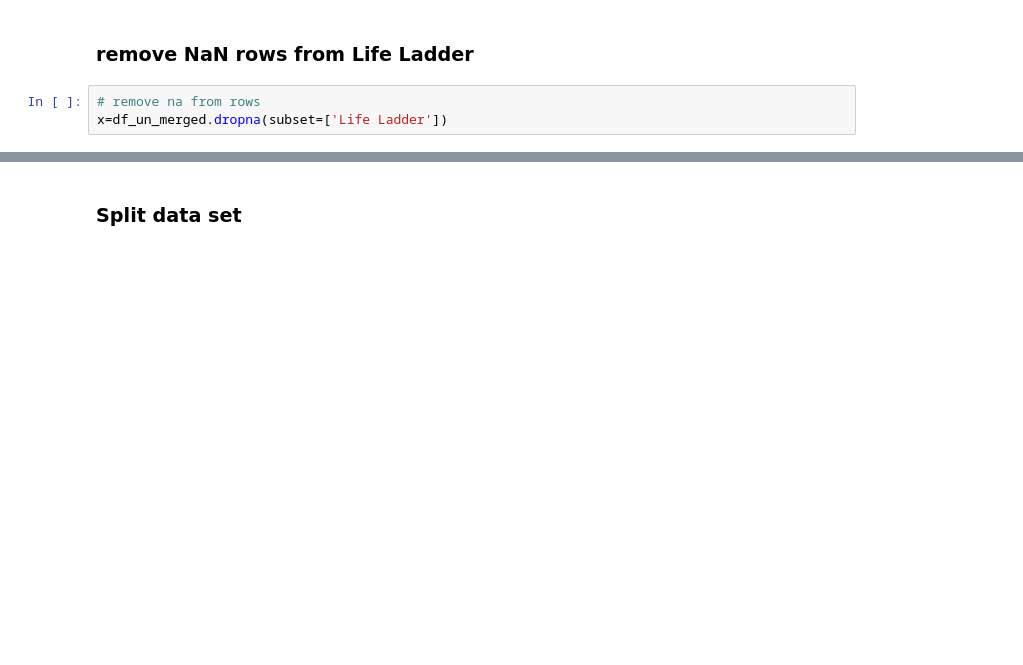
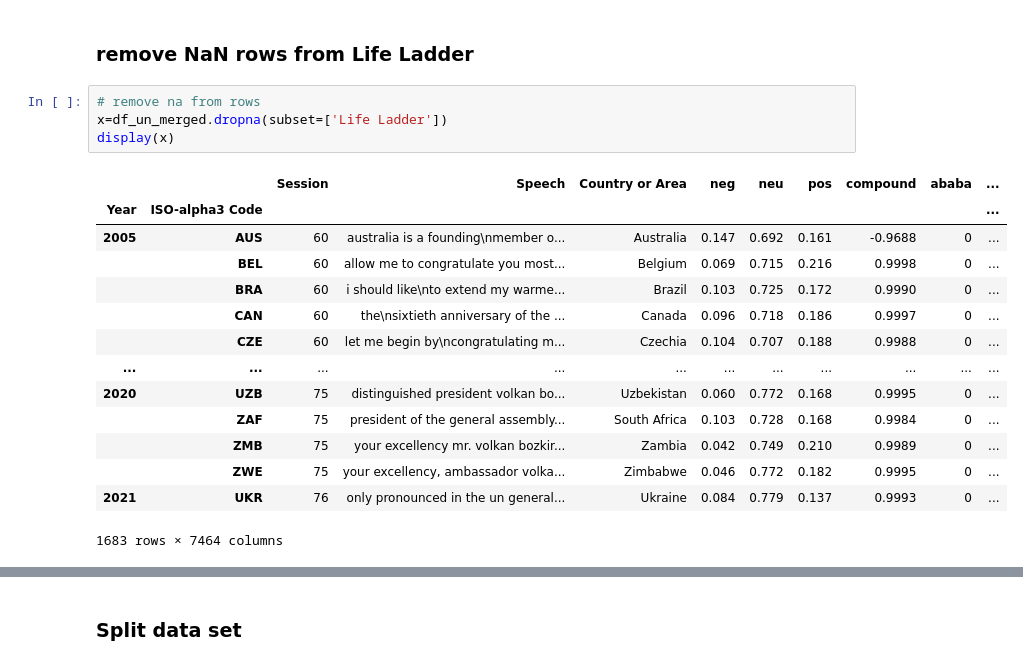
Before and after one commit to wolfbrr/FDS-2022, a Jupyter notebook: assignment-1/assignment-1.ipynb, the cells around one changed output, grey strips where cells are left out. Saved outputs shown, nothing was run; the diff lists cells and outputs as text; blank space fills up the shorter version.

```diff
--- a/assignment-1/assignment-1.ipynb
+++ b/assignment-1/assignment-1.ipynb
@@ -166,3 +166,19 @@ df_un_merged = df_un_merged.merge(df_happiness_merged, how='left', left_index=Tr
 # %%
 # remove na from rows
 x=df_un_merged.dropna(subset=['Life Ladder'])
+display(x)
+# %% [output]
+|  |  | Session | Speech | Country or Area | neg | neu | pos | compound | ababa | ... |
+| Year | ISO-alpha3 Code |  |  |  |  |  |  |  |  | ... |
+| 2005 | AUS | 60 | australia is a founding\nmember o... | Australia | 0.147 | 0.692 | 0.161 | -0.9688 | 0 | ... |
+|  | BEL | 60 | allow me to congratulate you most... | Belgium | 0.069 | 0.715 | 0.216 | 0.9998 | 0 | ... |
+|  | BRA | 60 | i should like\nto extend my warme... | Brazil | 0.103 | 0.725 | 0.172 | 0.9990 | 0 | ... |
+|  | CAN | 60 | the\nsixtieth anniversary of the ... | Canada | 0.096 | 0.718 | 0.186 | 0.9997 | 0 | ... |
+|  | CZE | 60 | let me begin by\ncongratulating m... | Czechia | 0.104 | 0.707 | 0.188 | 0.9988 | 0 | ... |
+| ... | ... | ... | ... | ... | ... | ... | ... | ... | ... | ... |
+| 2020 | UZB | 75 | distinguished president volkan bo... | Uzbekistan | 0.060 | 0.772 | 0.168 | 0.9995 | 0 | ... |
+|  | ZAF | 75 | president of the general assembly... | South Africa | 0.103 | 0.728 | 0.168 | 0.9984 | 0 | ... |
+|  | ZMB | 75 | your excellency mr. volkan bozkir... | Zambia | 0.042 | 0.749 | 0.210 | 0.9989 | 0 | ... |
+|  | ZWE | 75 | your excellency, ambassador volka... | Zimbabwe | 0.046 | 0.772 | 0.182 | 0.9995 | 0 | ... |
+| 2021 | UKR | 76 | only pronounced in the un general... | Ukraine | 0.084 | 0.779 | 0.137 | 0.9993 | 0 | ... |
+1683 rows × 7464 columns
```
Also changed, not shown: parts of 25 cells of this notebook, 1 other file.
